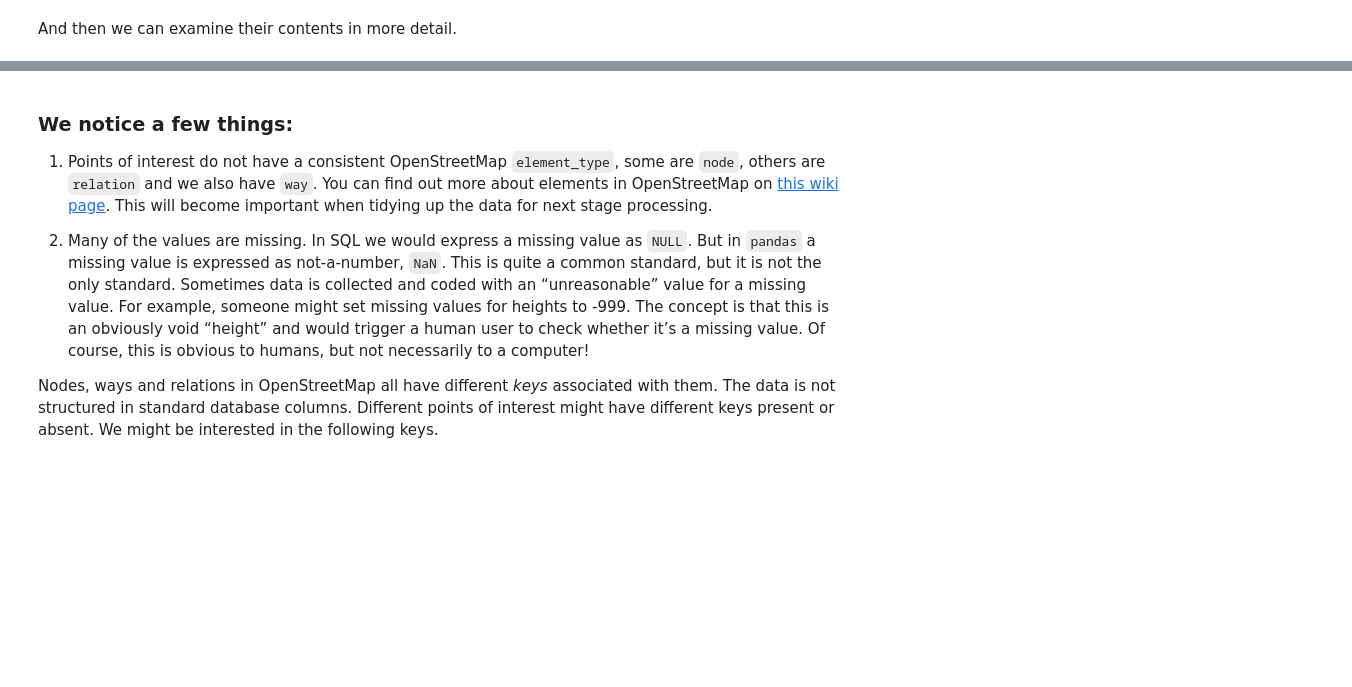
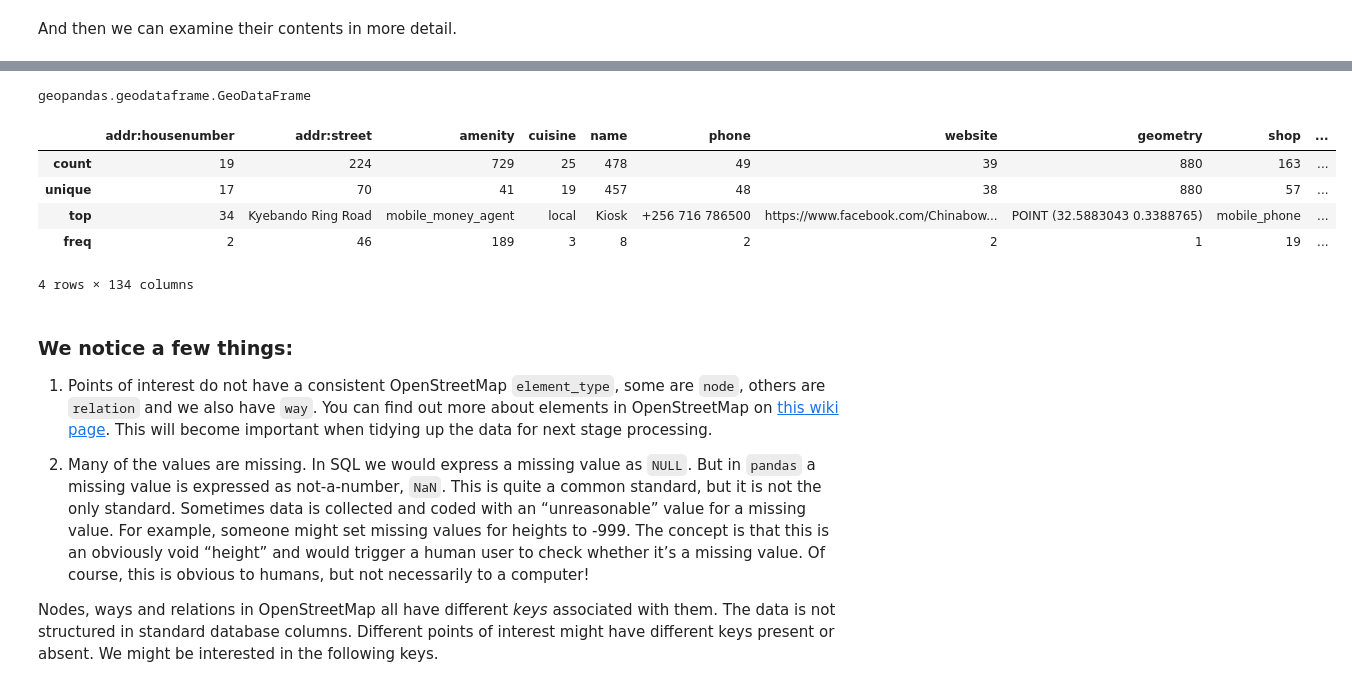
Before and after one commit to Salt2Salt/ab2886_ads_2024, a Jupyter notebook: notebooks/02-access-assess-geospatial.ipynb, the cells around one changed output, grey strips where cells are left out. Drawn from its saved outputs; the diff is of its cells as text; code cells hidden in the pictures; blank space fills up the shorter version.

```diff
--- a/notebooks/02-access-assess-geospatial.ipynb
+++ b/notebooks/02-access-assess-geospatial.ipynb
@@ -129,3 +157,17 @@ pois
+# %%
+type(pois)
+# %% [output]
+geopandas.geodataframe.GeoDataFrame
+# %%
+import pandas as pd
+pd.DataFrame(pois).describe()
+# %% [output]
+|  | addr:housenumber | addr:street | amenity | cuisine | name | phone | website | geometry | shop | ... |
+| count | 19 | 224 | 729 | 25 | 478 | 49 | 39 | 880 | 163 | ... |
+| unique | 17 | 70 | 41 | 19 | 457 | 48 | 38 | 880 | 57 | ... |
+| top | 34 | Kyebando Ring Road | mobile_money_agent | local | Kiosk | +256 716 786500 | https://www.facebook.com/Chinabow... | POINT (32.5883043 0.3388765) | mobile_phone | ... |
+| freq | 2 | 46 | 189 | 3 | 8 | 2 | 2 | 1 | 19 | ... |
+4 rows × 134 columns
 # %% [markdown]
 ### We notice a few things:
 
```
Also changed, not shown: parts of 21 cells of this notebook, 2 other files.
